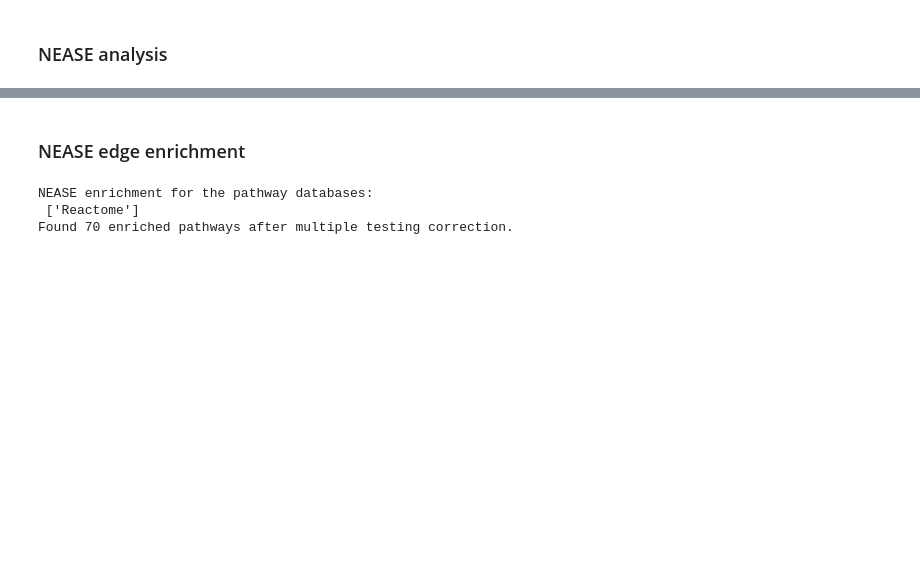
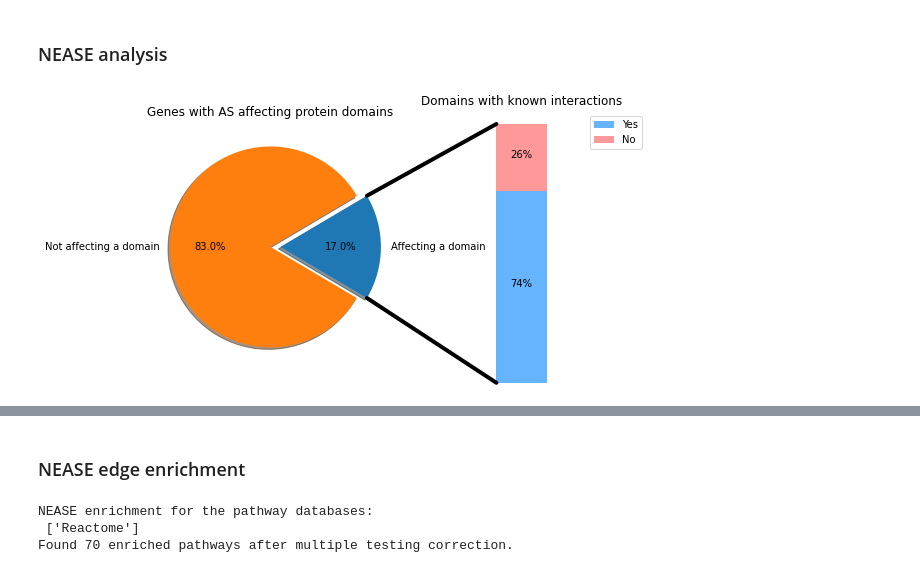
Before and after one commit to louadi/NEASE-tutorials, a Jupyter notebook: MS.ipynb, the cells around one changed output, grey strips where cells are left out. Saved outputs shown, nothing was run; the diff lists cells and outputs as text; code cells hidden in the pictures; blank space fills up the shorter version.

```diff
--- a/MS.ipynb
+++ b/MS.ipynb
@@ -57,2 +60,6 @@ events.classic_enrich(gseapy_databases=['Reactome_2016']).head(10)
 # %% [markdown]
 ### NEASE analysis
+# %%
+events.get_stats()
+# %% [output]
+[figure, added]
```
Also changed, not shown: parts of 10 cells of this notebook, 4 other files.
